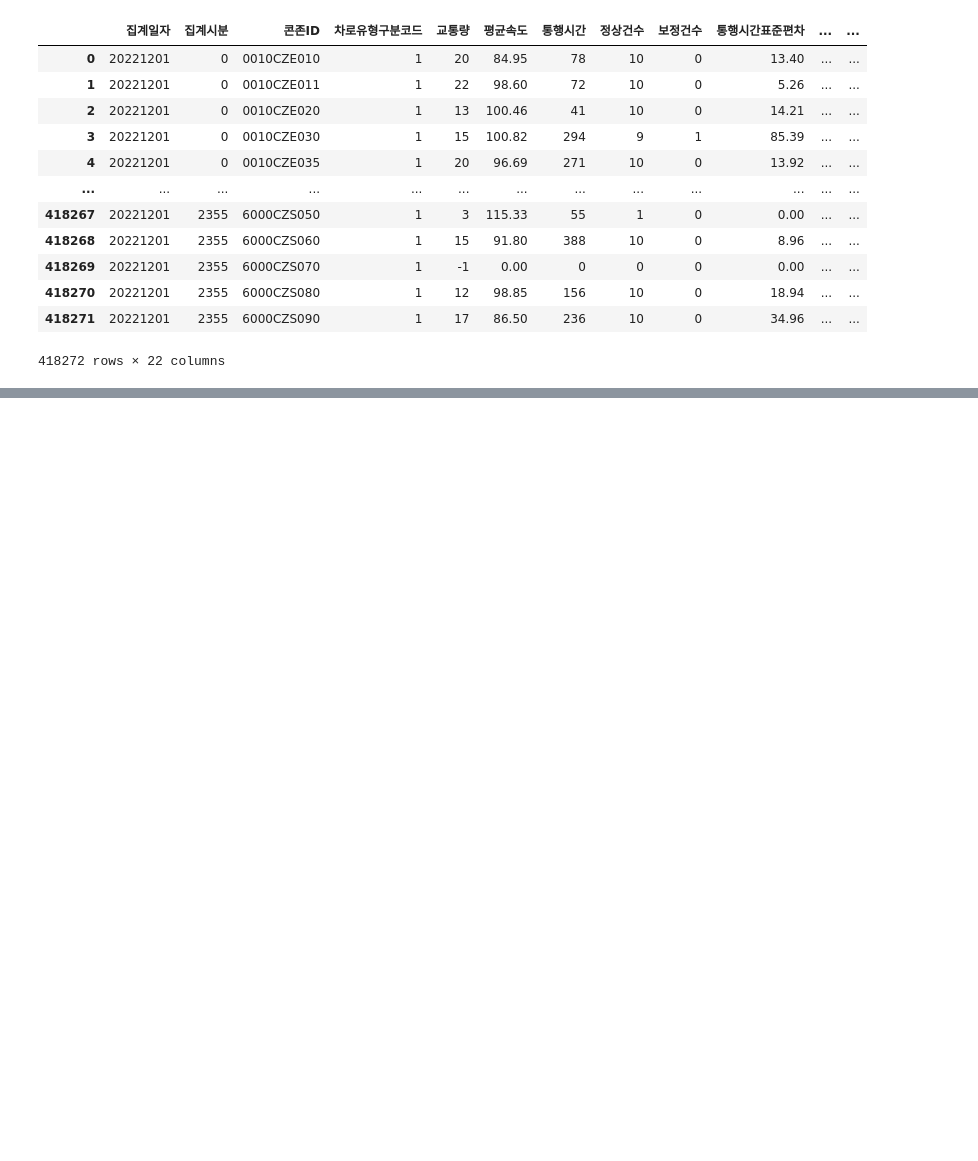
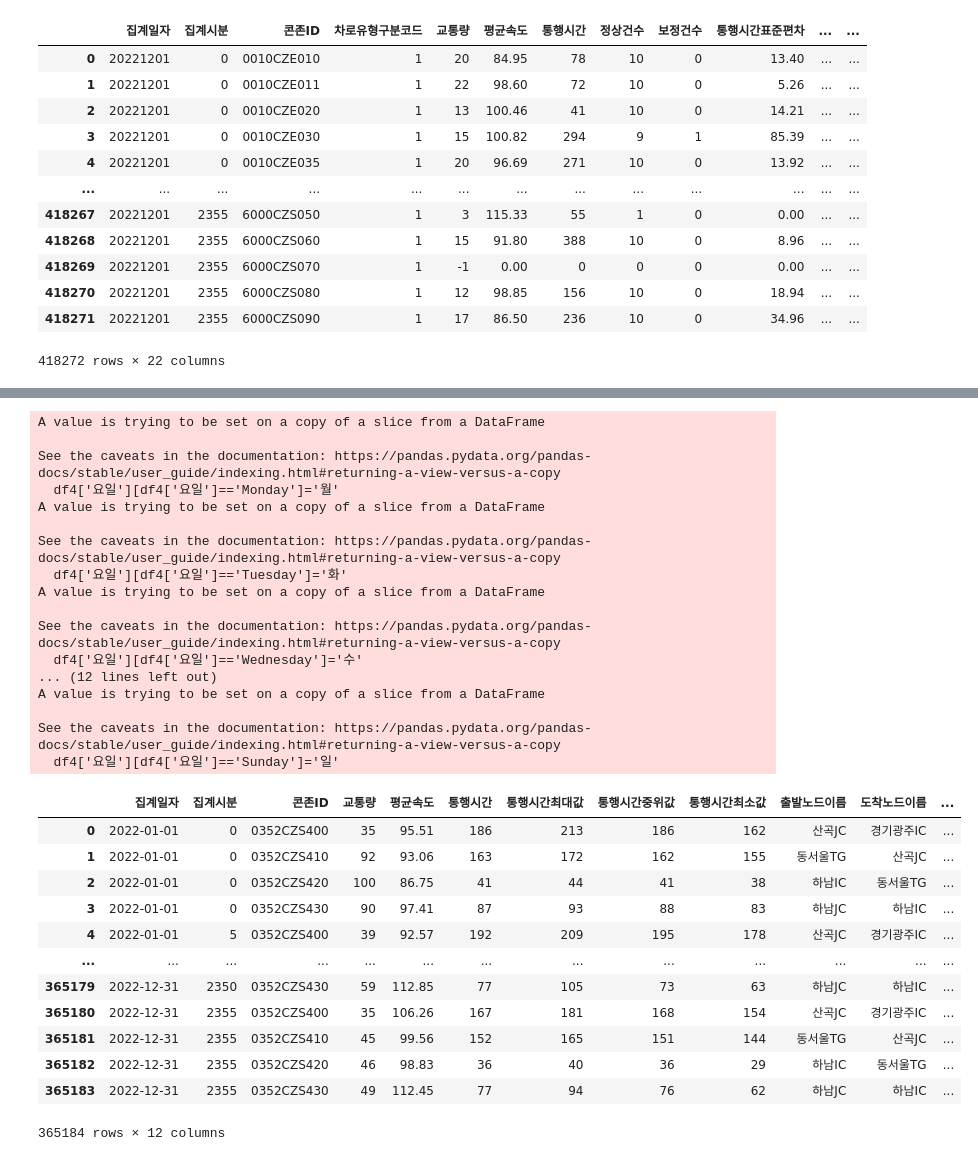
Before and after one commit to ParkJiYeoung8297/HUFS.BigData.Team, a Jupyter notebook: src/5분당 교통량 (등교).ipynb, the cells around one changed output, grey strips where cells are left out. Drawn from its saved outputs; the diff is of its cells as text; code cells hidden in the pictures; blank space fills up the shorter version.

```diff
--- a/src/5분당 교통량 (등교).ipynb
+++ b/src/5분당 교통량 (등교).ipynb
@@ -64,0 +161,3 @@ df2
+# %%
+df4=pd.read_csv('data/5분당_교통량(등교)통합.csv')
+df4
@@ -65 +178,44 @@ df2
+# %%
+#preprocessing ,원하는 형식으로 가공
+df4['집계일자'] = pd.to_datetime(df4['집계일자'], format='%Y%m%d')
+df4['요일'] = df4['집계일자'].dt.day_name()
+df4['요일'][df4['요일']=='Monday']='월'
+df4['요일'][df4['요일']=='Tuesday']='화'
+df4['요일'][df4['요일']=='Wednesday']='수'
+df4['요일'][df4['요일']=='Thursday']='목'
+df4['요일'][df4['요일']=='Friday']='금'
+df4['요일'][df4['요일']=='Saturday']='토'
+df4['요일'][df4['요일']=='Sunday']='일'
+df4
+# %% [output]
+A value is trying to be set on a copy of a slice from a DataFrame
+
+See the caveats in the documentation: https://pandas.pydata.org/pandas-docs/stable/user_guide/indexing.html#returning-a-view-versus-a-copy
+  df4['요일'][df4['요일']=='Monday']='월'
+A value is trying to be set on a copy of a slice from a DataFrame
+
+See the caveats in the documentation: https://pandas.pydata.org/pandas-docs/stable/user_guide/indexing.html#returning-a-view-versus-a-copy
+  df4['요일'][df4['요일']=='Tuesday']='화'
+A value is trying to be set on a copy of a slice from a DataFrame
+
+See the caveats in the documentation: https://pandas.pydata.org/pandas-docs/stable/user_guide/indexing.html#returning-a-view-versus-a-copy
+  df4['요일'][df4['요일']=='Wednesday']='수'
+... (12 lines left out)
+A value is trying to be set on a copy of a slice from a DataFrame
+
+See the caveats in the documentation: https://pandas.pydata.org/pandas-docs/stable/user_guide/indexing.html#returning-a-view-versus-a-copy
+  df4['요일'][df4['요일']=='Sunday']='일'
+|  | 집계일자 | 집계시분 | 콘존ID | 교통량 | 평균속도 | 통행시간 | 통행시간최대값 | 통행시간중위값 | 통행시간최소값 | 출발노드이름 | 도착노드이름 | ... |
+| 0 | 2022-01-01 | 0 | 0352CZS400 | 35 | 95.51 | 186 | 213 | 186 | 162 | 산곡JC | 경기광주IC | ... |
+| 1 | 2022-01-01 | 0 | 0352CZS410 | 92 | 93.06 | 163 | 172 | 162 | 155 | 동서울TG | 산곡JC | ... |
+| 2 | 2022-01-01 | 0 | 0352CZS420 | 100 | 86.75 | 41 | 44 | 41 | 38 | 하남IC | 동서울TG | ... |
+| 3 | 2022-01-01 | 0 | 0352CZS430 | 90 | 97.41 | 87 | 93 | 88 | 83 | 하남JC | 하남IC | ... |
+| 4 | 2022-01-01 | 5 | 0352CZS400 | 39 | 92.57 | 192 | 209 | 195 | 178 | 산곡JC | 경기광주IC | ... |
+| ... | ... | ... | ... | ... | ... | ... | ... | ... | ... | ... | ... | ... |
+| 365179 | 2022-12-31 | 2350 | 0352CZS430 | 59 | 112.85 | 77 | 105 | 73 | 63 | 하남JC | 하남IC | ... |
+| 365180 | 2022-12-31 | 2355 | 0352CZS400 | 35 | 106.26 | 167 | 181 | 168 | 154 | 산곡JC | 경기광주IC | ... |
+| 365181 | 2022-12-31 | 2355 | 0352CZS410 | 45 | 99.56 | 152 | 165 | 151 | 144 | 동서울TG | 산곡JC | ... |
+| 365182 | 2022-12-31 | 2355 | 0352CZS420 | 46 | 98.83 | 36 | 40 | 36 | 29 | 하남IC | 동서울TG | ... |
+| 365183 | 2022-12-31 | 2355 | 0352CZS430 | 49 | 112.45 | 77 | 94 | 76 | 62 | 하남JC | 하남IC | ... |
+365184 rows × 12 columns
 # %%
```
Also changed, not shown: parts of 17 cells of this notebook, 3 other files.
